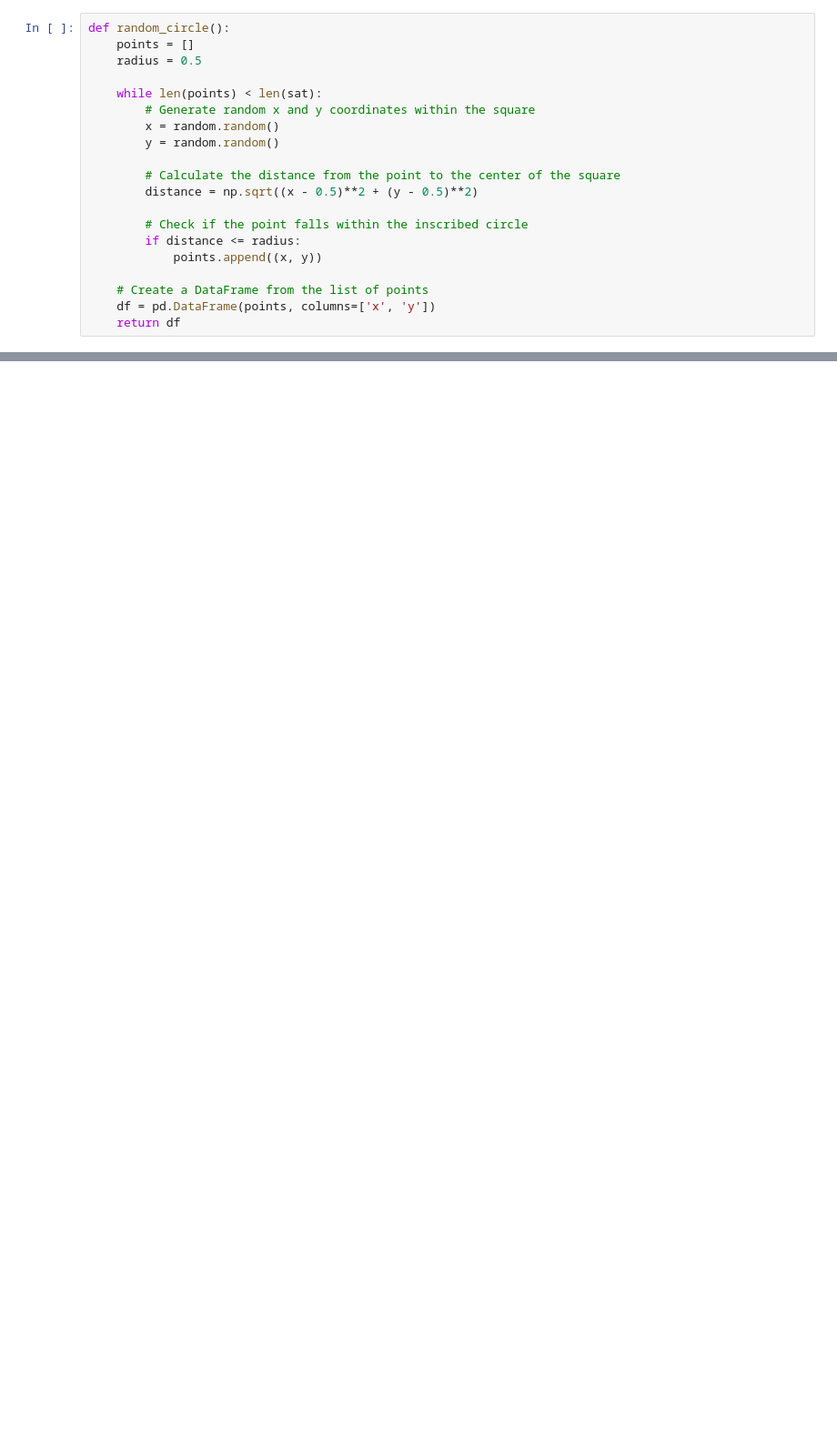
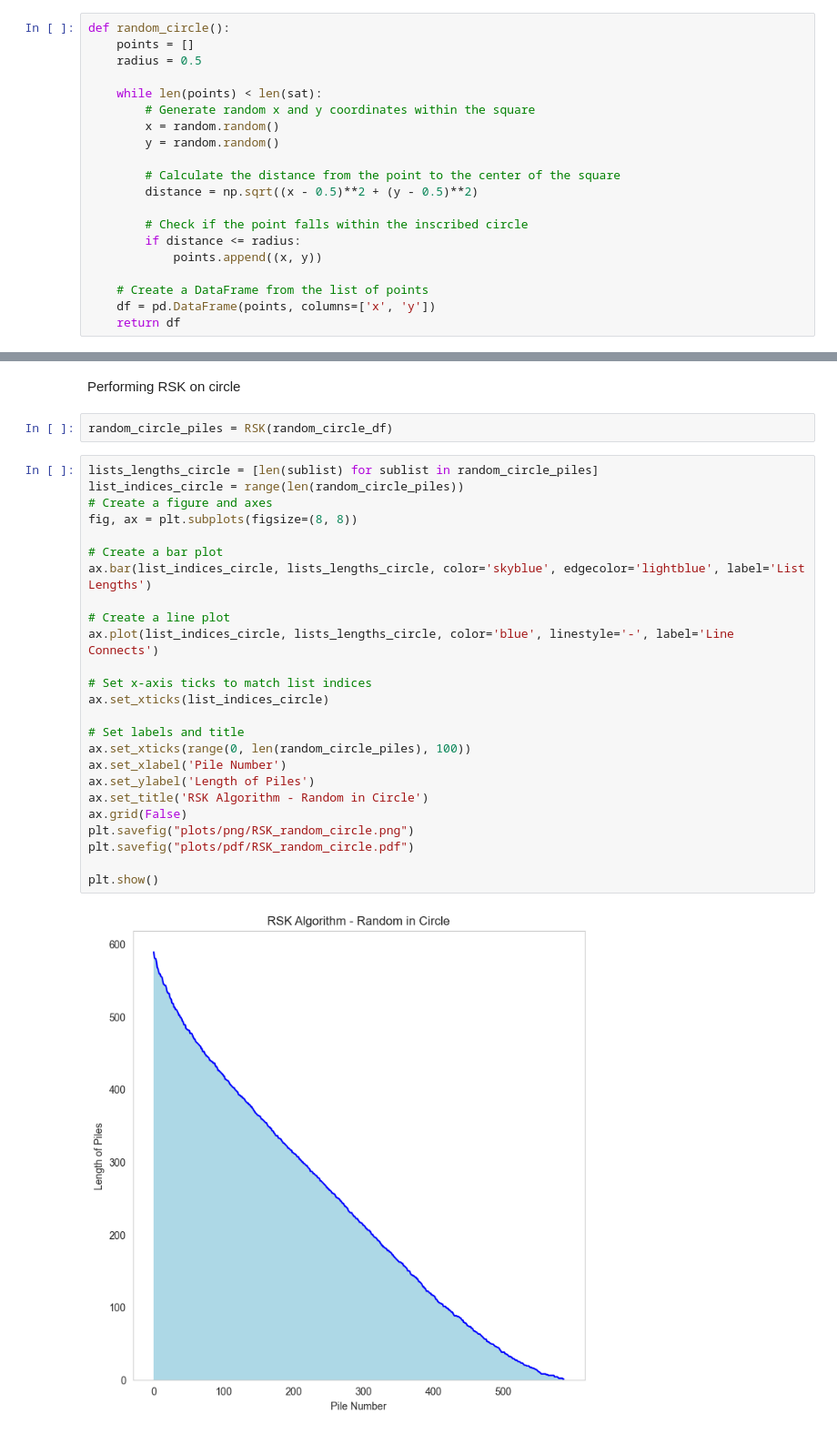
Before and after one commit to rotemchn/SortingGrades, a Jupyter notebook: RSK_algo.ipynb, the cells around one changed output, grey strips where cells are left out. Shown at 91% size. Cells and saved outputs as stored; diff of their text form; blank space fills up the shorter version.

```diff
--- a/RSK_algo.ipynb
+++ b/RSK_algo.ipynb
@@ -326,0 +317,31 @@ plt.show()
+# %% [markdown]
+Performing RSK on circle
+# %%
+random_circle_piles = RSK(random_circle_df)
+# %%
+lists_lengths_circle = [len(sublist) for sublist in random_circle_piles]
+list_indices_circle = range(len(random_circle_piles))
+# Create a figure and axes
+fig, ax = plt.subplots(figsize=(8, 8))
+
+# Create a bar plot
+ax.bar(list_indices_circle, lists_lengths_circle, color='skyblue', edgecolor='lightblue', label='List Lengths')
+
+# Create a line plot
+ax.plot(list_indices_circle, lists_lengths_circle, color='blue', linestyle='-', label='Line Connects')
+
+# Set x-axis ticks to match list indices
+ax.set_xticks(list_indices_circle)
+
+# Set labels and title
+ax.set_xticks(range(0, len(random_circle_piles), 100))
+ax.set_xlabel('Pile Number')
+ax.set_ylabel('Length of Piles')
+ax.set_title('RSK Algorithm - Random in Circle')
+ax.grid(False)
+plt.savefig("plots/png/RSK_random_circle.png")
+plt.savefig("plots/pdf/RSK_random_circle.pdf")
+
+plt.show()
+# %% [output]
+[figure, added]
```
Also changed, not shown: parts of 19 cells of this notebook, 17 other files.
